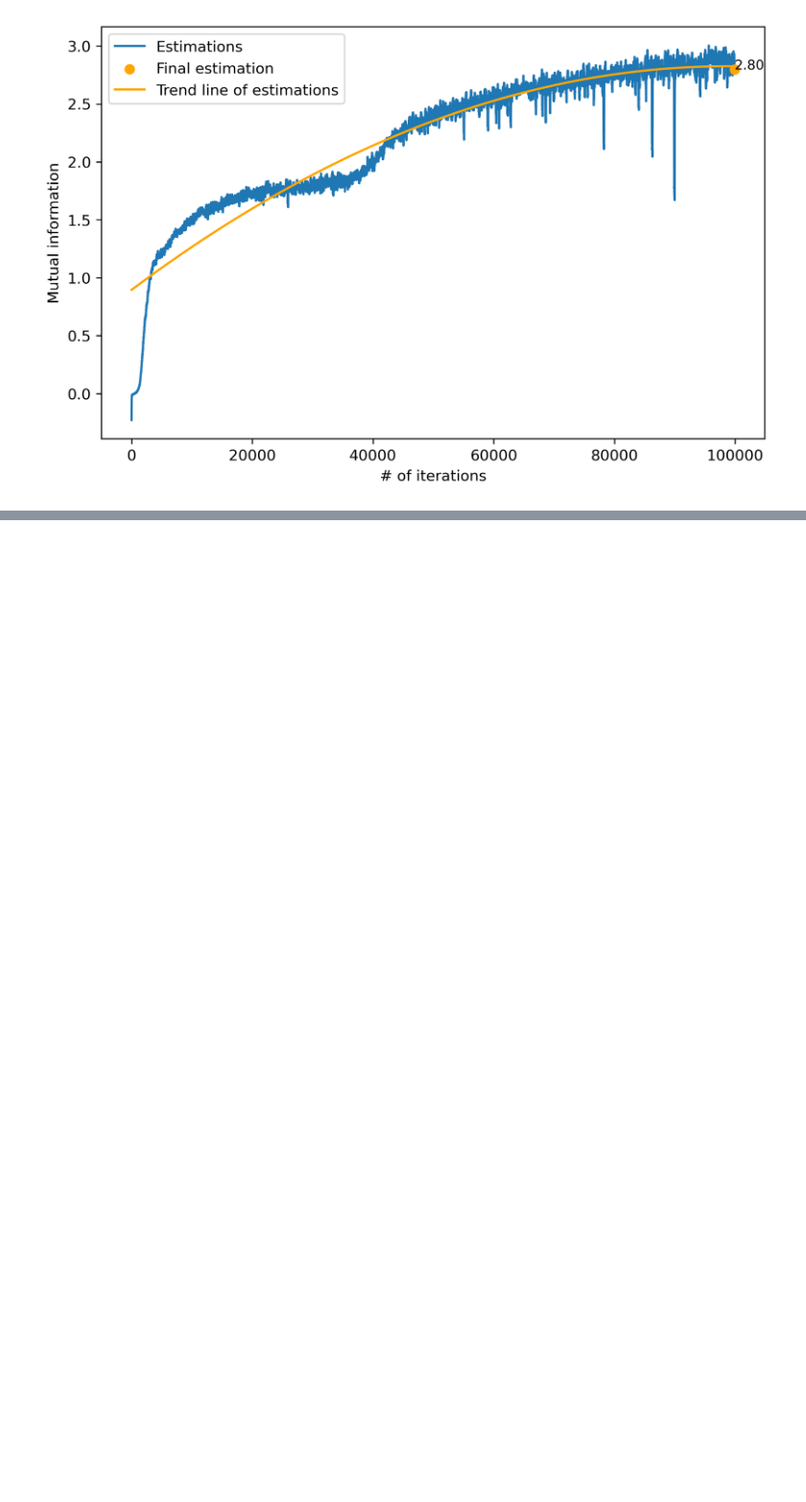
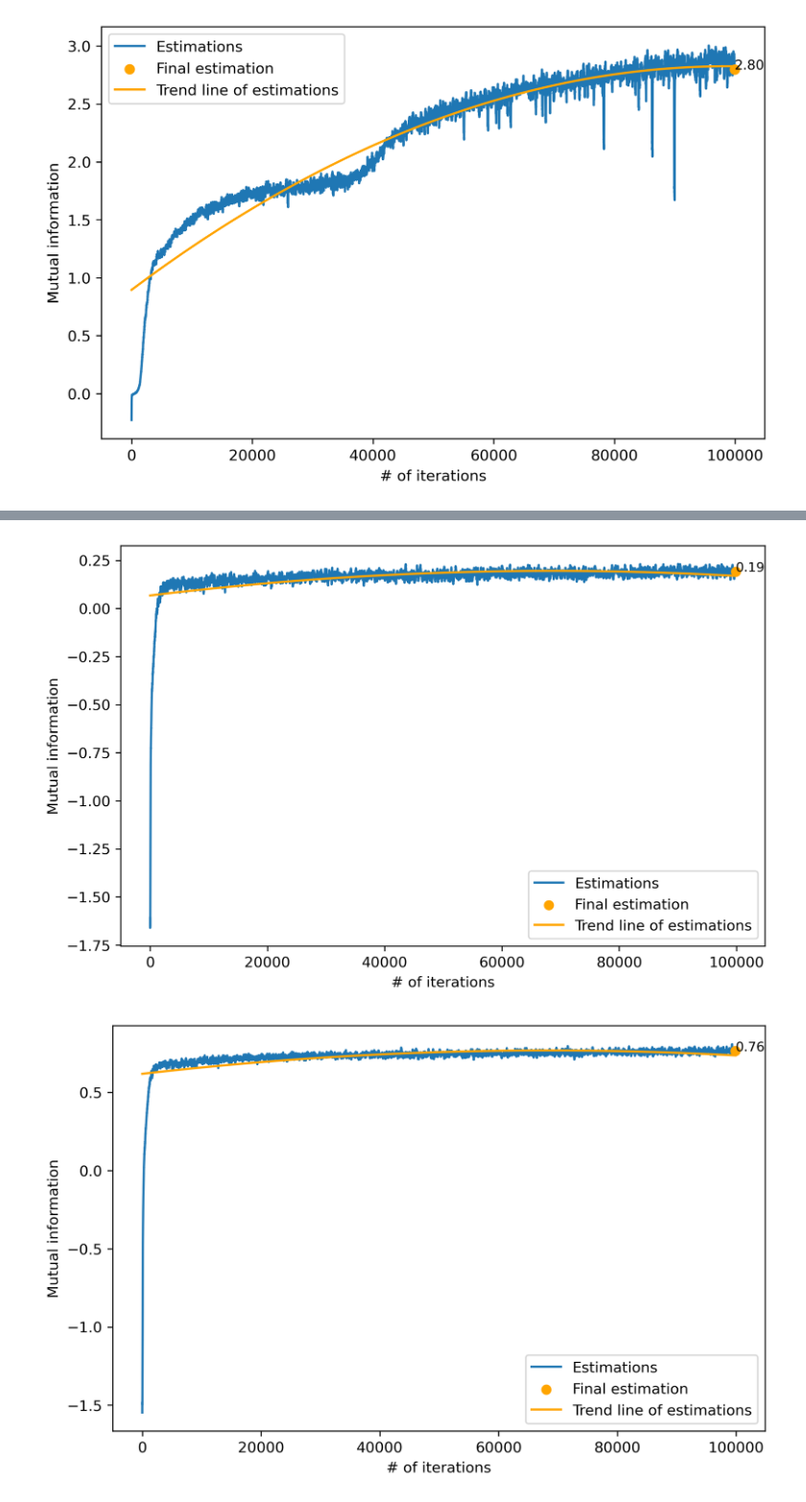
Before and after one commit to umityigitbsrn/mine-mutual-information-neural-estimation, a Jupyter notebook: sss_mutual_information_nb.ipynb, the cells around one changed output, grey strips where cells are left out. Shown at 96% size. Drawn from its saved outputs; the diff is of its cells as text; code cells hidden in the pictures; blank space fills up the shorter version.

```diff
--- a/sss_mutual_information_nb.ipynb
+++ b/sss_mutual_information_nb.ipynb
@@ -286,0 +432,6 @@ plot_graphs(result_sss, 'tmp')
+# %%
+mine_net_sss_cond_first = Mine(input_size=2 * (degree_of_poly_T - 1) + 3).to(device)
+mine_net_optim_sss_cond_first = optim.Adam(mine_net_sss_cond_first.parameters(), lr=1e-3)
+mine_net_sss_cond_second = Mine(input_size=3).to(device)
+mine_net_optim_sss_cond_second = optim.Adam(mine_net_sss_cond_second.parameters(), lr=1e-3)
+result_sss = train_conditional(mutual_information_dataset % 2, mine_net_sss_cond_first, mine_net_optim_sss_cond_first, mine_net_sss_cond_second, mine_net_optim_sss_cond_second)
@@ -286,0 +456,10 @@ plot_graphs(result_sss, 'tmp')
+# %%
+result_first, result_second = result_sss
+result_first, result_second = np.asarray(result_first), np.asarray(result_second)
+result_diff = result_first - result_second
+plot_graphs(result_diff, 'tmp')
+plot_graphs(result_first, 'tmp')
+plot_graphs(result_second, 'tmp')
+# %% [output]
+[figure, added]
+[figure, added]
```
Also changed, not shown: parts of 14 cells of this notebook, 2 other files.
